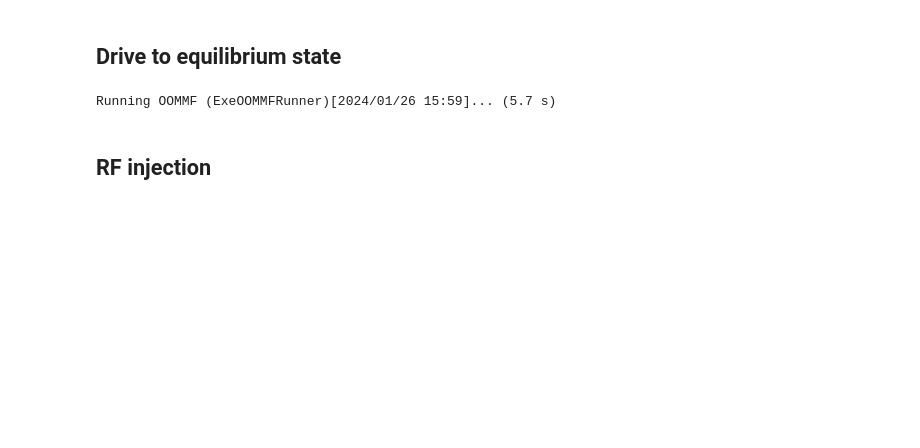
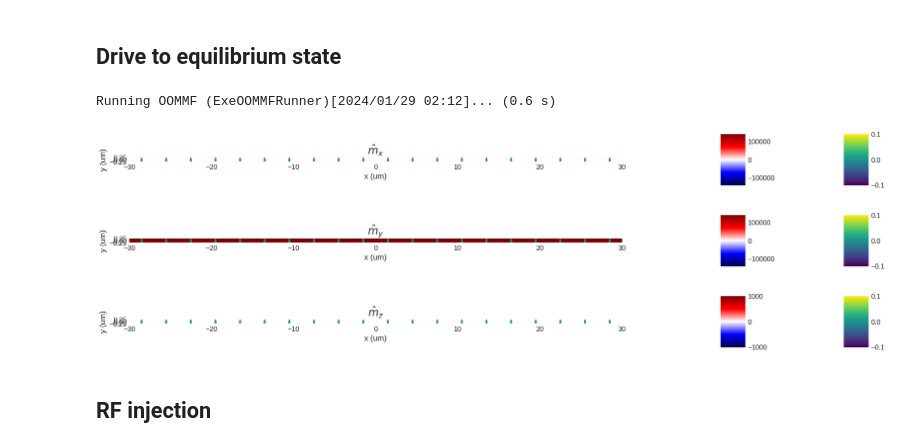
Before and after one commit to RiccardoCiviero/Spintronic_Project, a Jupyter notebook: P2.ipynb, the cells around one changed output. Saved outputs shown, nothing was run; the diff lists cells and outputs as text; code cells hidden in the pictures; blank space fills up the shorter version.

```diff
--- a/P2.ipynb
+++ b/P2.ipynb
@@ -32,11 +35,11 @@ t = 50e-9
 # self absorbing boundary condition
 band = 1e-6
 
-sourceWidth=40e-9 #cercare bene la misura sul righello
-sourcePos=-sourceWidth/2 #almeno iniettiamo le waves nel bulk, possiamo modificare
+sourceWidth=600e-9 #cercare bene la misura sul righello
+sourcePos=-l/4 #almeno iniettiamo le waves nel bulk, possiamo modificare
 
 # Mesh cell [m]
-cx = 50e-9   #50e-9
+cx = 10e-9   #50e-9
 cy = w  #50e-9
 cz = t
 
@@ -49,8 +52,8 @@ m0 = (1, 0, 0)   # Initial reduced magnetization
 # %%
 
 # Zeeman field
-Hx = 50 * Oe # =55mT as in the paper
-Hy = 0
+Hx = 0 * Oe # =55mT as in the paper
+Hy = 550 * Oe
 Hz = 0
 H_DC = (Hx, Hy, Hz)
 
@@ -90,7 +93,7 @@ t_0 = T/sampling
 # %% [markdown]
 ## System definition
 # %%
-sysName=f"P2_{int(T*1e9)}ns_{int(f_MAX*1e-9)}GHz_{int(Hy/Oe)}Oe"
+sysName=f"P2_{int(T*1e9)}ns_{int(f_MAX*1e-9)}GHz_{int(Hy/Oe)}Oe_pureDE"
 
 
 system = mm.System(name=sysName)
@@ -182,7 +185,51 @@ mn.drive(system)
 damping = mm.Damping(alpha=alpha_YIG)
 system.dynamics = mm.Precession(gamma0=mm.consts.gamma0) + damping
 # %% [output]
-Running OOMMF (ExeOOMMFRunner)[2024/01/26 15:59]... (5.7 s)
+Running OOMMF (ExeOOMMFRunner)[2024/01/29 02:12]... (0.6 s)
+# %%
+import matplotlib.colors as colors
+import os
+directory="images"
+parentDir=f"{sysName}"
+path=os.path.join(parentDir,directory)
+if not os.path.isdir(path):
+    os.mkdir(path)
+
+fig,ax =plt.subplots(figsize=(25,10))
+
+plt.title('$\hat m_x$')
+"""
+    system.m accesses the megnetization
+    m.x accesses the x component
+    x.sel("z") means "sliced at a fixed value of z", by defaut the middle of the system
+    from mpl.scalar on it's just about putting the red/blue color code on the right
+    """
+system.m.x.sel('z').mpl.scalar(ax=ax,vmin=-Ms_YIG,vmax=Ms_YIG,cmap='seismic')
+
+system.m.sel('z').resample((20,10)).mpl.vector(ax=ax,headwidth=3,scale=2e7)
+"""
+    this basically just shows the vaues of the vector field m, as colored dots/arrows.
+    Uses the matplotlib.quiver method
+    for low fields you only see yellow dots since the equilibrium magnetization is parallel to z
+    """
+plt.savefig(f'{sysName}/images/mx.png', bbox_inches='tight')
+
+
+fig,ax =plt.subplots(figsize=(25,10))
+plt.title('$\hat m_y$')
+system.m.y.sel('z').mpl.scalar(ax=ax,vmin=-Ms_YIG,vmax=Ms_YIG,cmap='seismic')
+system.m.sel('z').resample((20,10)).mpl.vector(ax=ax,headwidth=3,scale=2e7)
+plt.savefig(f'{sysName}/images/my.png', bbox_inches='tight')
+
+fig,ax =plt.subplots(figsize=(25,10))
+plt.title('$\hat m_z$')
+system.m.z.sel('z').mpl.scalar(ax=ax,vmin=-1000,vmax=1000,cmap='seismic')
+system.m.sel('z').resample((20,10)).mpl.vector(ax=ax,headwidth=3,scale=2e7)
+plt.savefig(f'{sysName}/images/mz.png', bbox_inches='tight')
+# %% [output]
+[figure, added]
+[figure, added]
+[figure, added]
 # %% [markdown]
 ## RF injection
 # %%
```
Also changed, not shown: parts of 9 cells of this notebook, 4 other files.
